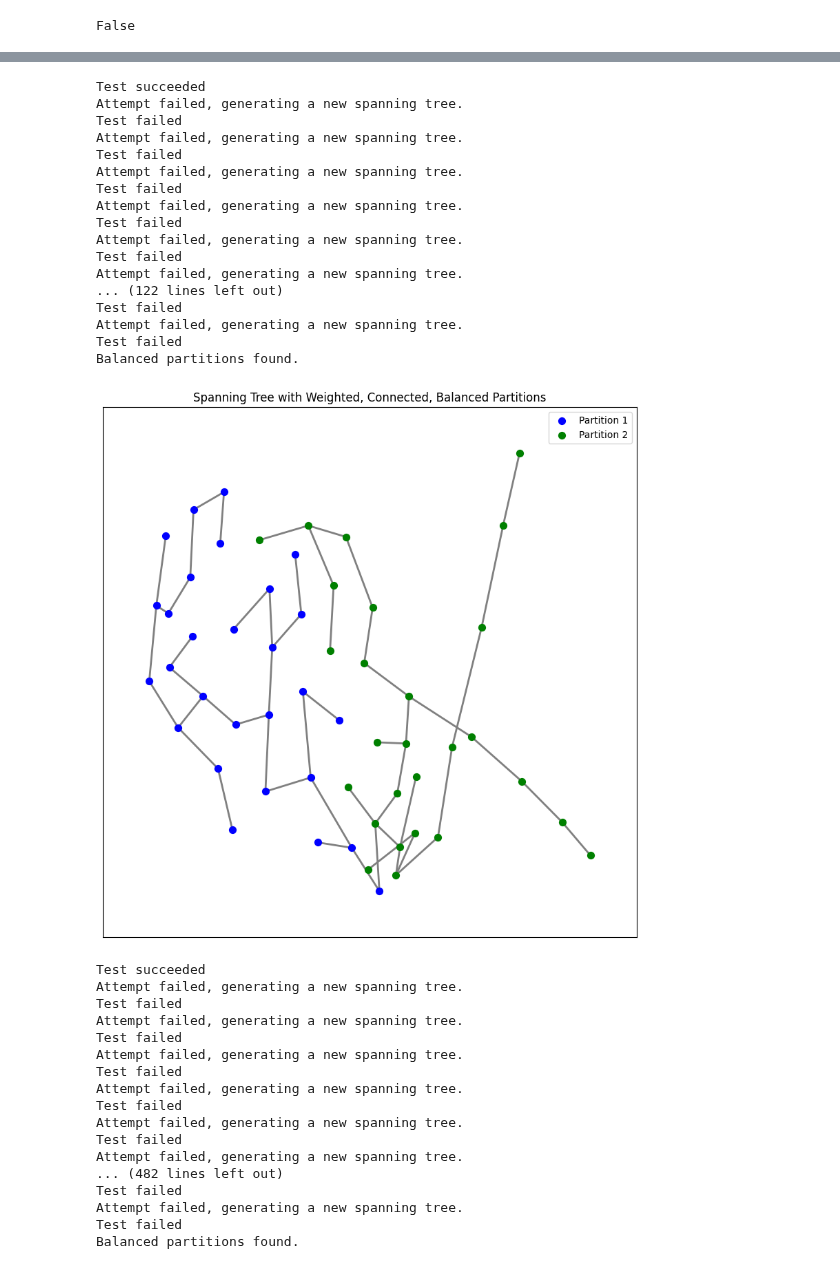
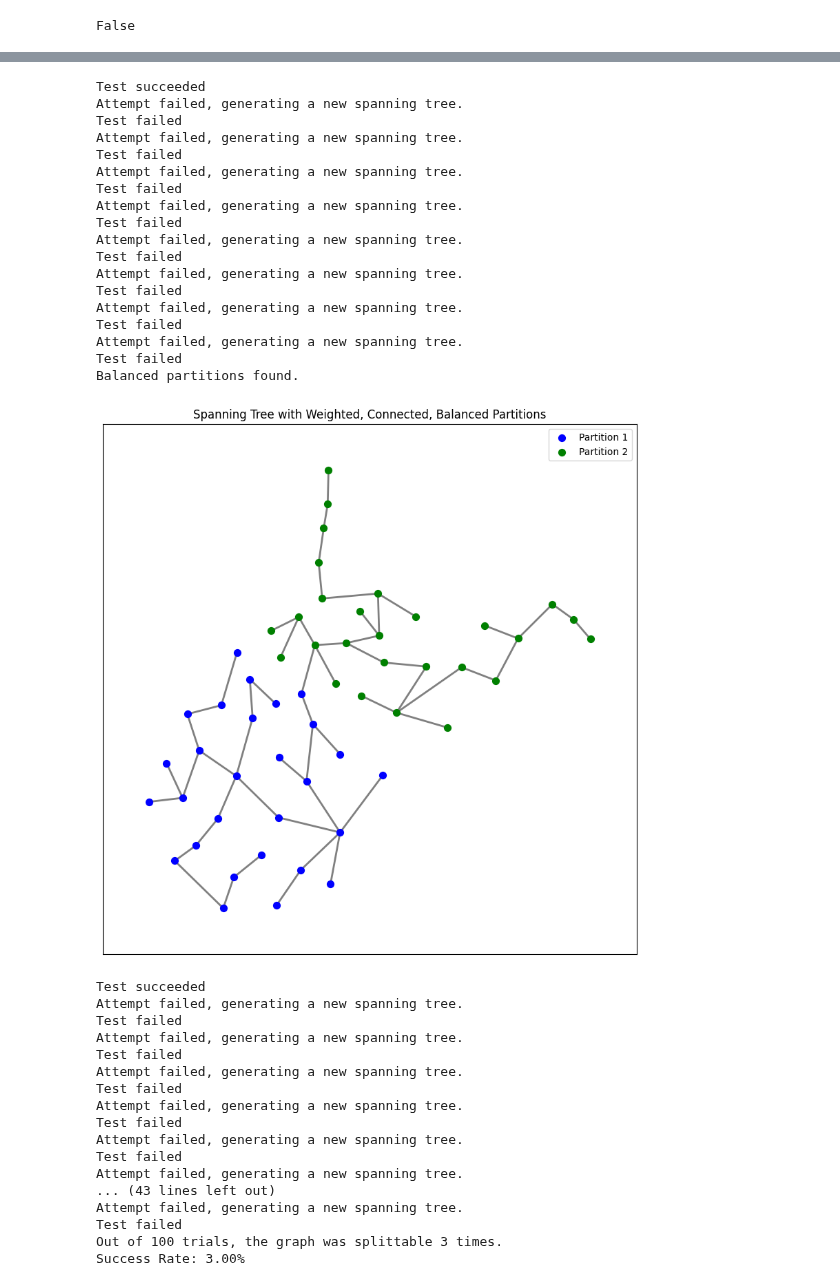
Before and after one commit to brookecarofeinberg/SamplingBalancedForests, a Jupyter notebook: westvirginia.ipynb, the cells around one changed output, grey strips where cells are left out. Cells and saved outputs as stored; diff of their text form; code cells hidden in the pictures.

Commit message:
location update

```diff
--- a/westvirginia.ipynb
+++ b/westvirginia.ipynb
@@ -75,7 +75,6 @@ class WilsonsAlgorithm:
 # %%
 #plot of west virginia's spannig tree
 
-node_locations = {v: (float(wvirginia.nodes[v]["INTPTLON20"]), float(wvirginia.nodes[v]["INTPTLAT20"])) for v in wvirginia.nodes()}
 wilson = WilsonsAlgorithm(wvirginia)
 spanning_tree, root = wilson.sample()
 wilson.draw_tree(spanning_tree, root, node_locations)
@@ -89,7 +88,6 @@ class GraphPartitioner:
     def __init__(self, graph, k):
         self.graph = graph
         self.k = k
-        #self.pos = nx.spring_layout(self.graph)
 
     def create_weighted_partitions_and_draw_spanning_tree(self):
         while True:
@@ -153,7 +151,7 @@ class GraphPartitioner:
                 break
 
             # Step 3: Plotting without hanging edges
-        pos = nx.spring_layout(self.graph)
+        pos = node_locations
         plt.figure(figsize=(10, 10))
         base_colors = ['blue', 'green', 'orange', 'purple', 'red']  # Add more colors if k > 5
 
@@ -181,7 +179,7 @@ False
 from collections import deque
 import networkx as nx
 
-def run_partition_simulations(graph, k, num_trials=1000):
+def run_partition_simulations(graph, k, num_trials=100):
     successful_splits = 0
 
     for i in range(num_trials):
@@ -239,21 +235,22 @@ Balanced partitions found.
 Test succeeded
 Attempt failed, generating a new spanning tree.
 Test failed
 Attempt failed, generating a new spanning tree.
 Test failed
 Attempt failed, generating a new spanning tree.
 Test failed
 Attempt failed, generating a new spanning tree.
 Test failed
 Attempt failed, generating a new spanning tree.
 Test failed
 Attempt failed, generating a new spanning tree.
-... (122 lines left out)
+Test failed
+Attempt failed, generating a new spanning tree.
 Test failed
 Attempt failed, generating a new spanning tree.
 Test failed
 Balanced partitions found.
-[figure, old version]
+[figure, new version]
 Test succeeded
 Attempt failed, generating a new spanning tree.
 Test failed
@@ -266,8 +263,8 @@ Test failed
 Attempt failed, generating a new spanning tree.
 Test failed
 Attempt failed, generating a new spanning tree.
-... (482 lines left out)
-Test failed
+... (43 lines left out)
 Attempt failed, generating a new spanning tree.
 Test failed
-Balanced partitions found.
+Out of 100 trials, the graph was splittable 3 times.
+Success Rate: 3.00%
```
Also changed, not shown: parts of 2 cells of this notebook, 1 other file.
